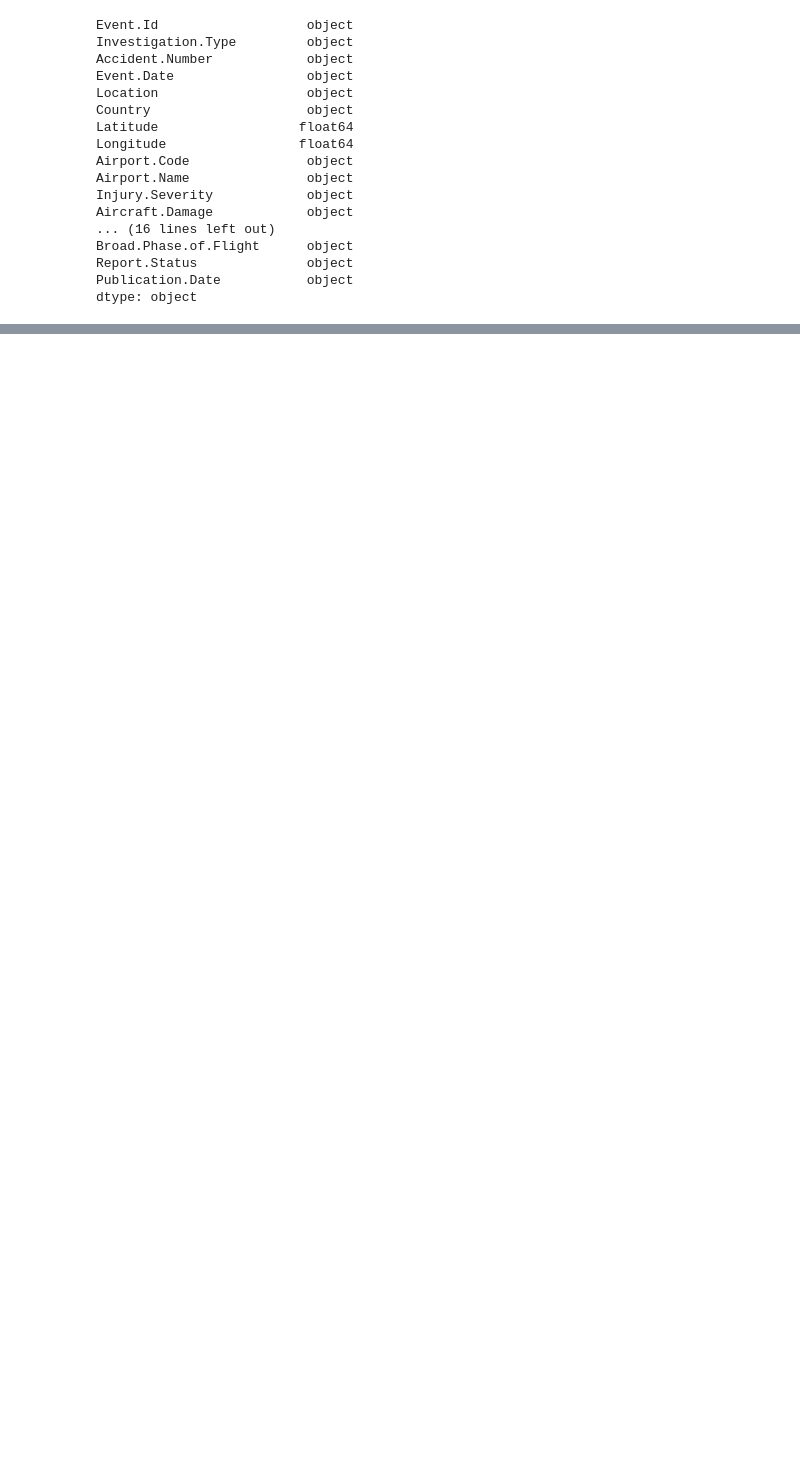
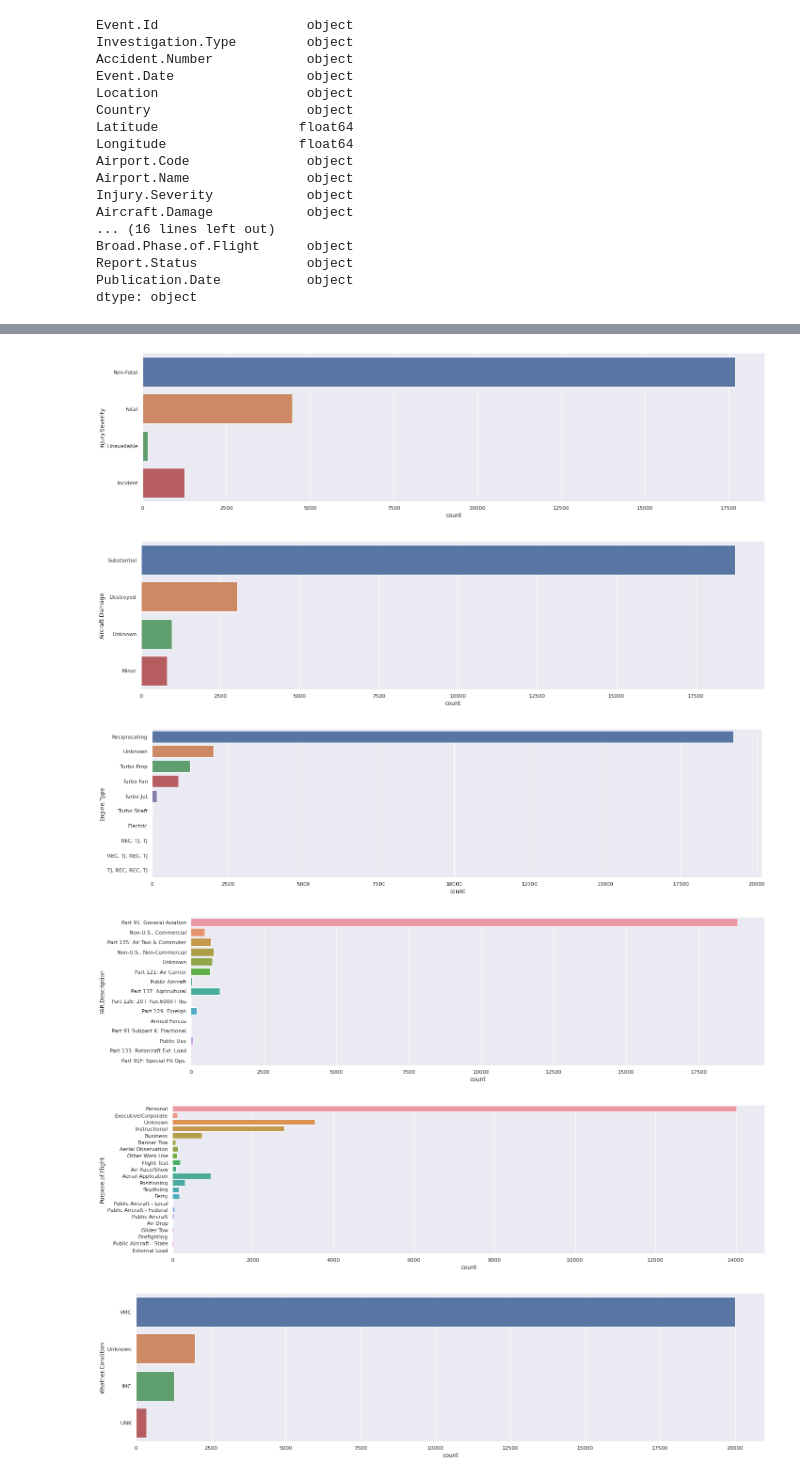
Before and after one commit to zhiminy/DSAI-Mini-Project, a Jupyter notebook: Mini_Project_Exploratory.ipynb, the cells around one changed output, grey strips where cells are left out. Saved outputs shown, nothing was run; the diff lists cells and outputs as text; code cells hidden in the pictures; blank space fills up the shorter version.

```diff
--- a/Mini_Project_Exploratory.ipynb
+++ b/Mini_Project_Exploratory.ipynb
@@ -151,0 +160,14 @@ aviationCatData = aviationData.loc[:, aviationData.dtypes == np.object]
+# %%
+for i in aviationData:
+    if(i == 'Make' or i == 'Model'):
+        continue
+
+    if(aviationData[i].dtypes != 'float64' and aviationData[i].dtypes != 'int64'):
+        sb.catplot(y = i, data = aviationData, kind = "count", height = 5, aspect = 4)
+# %% [output]
+[figure, added]
+[figure, added]
+[figure, added]
+[figure, added]
+[figure, added]
+[figure, added]
```
Also changed, not shown: parts of 29 cells of this notebook.
